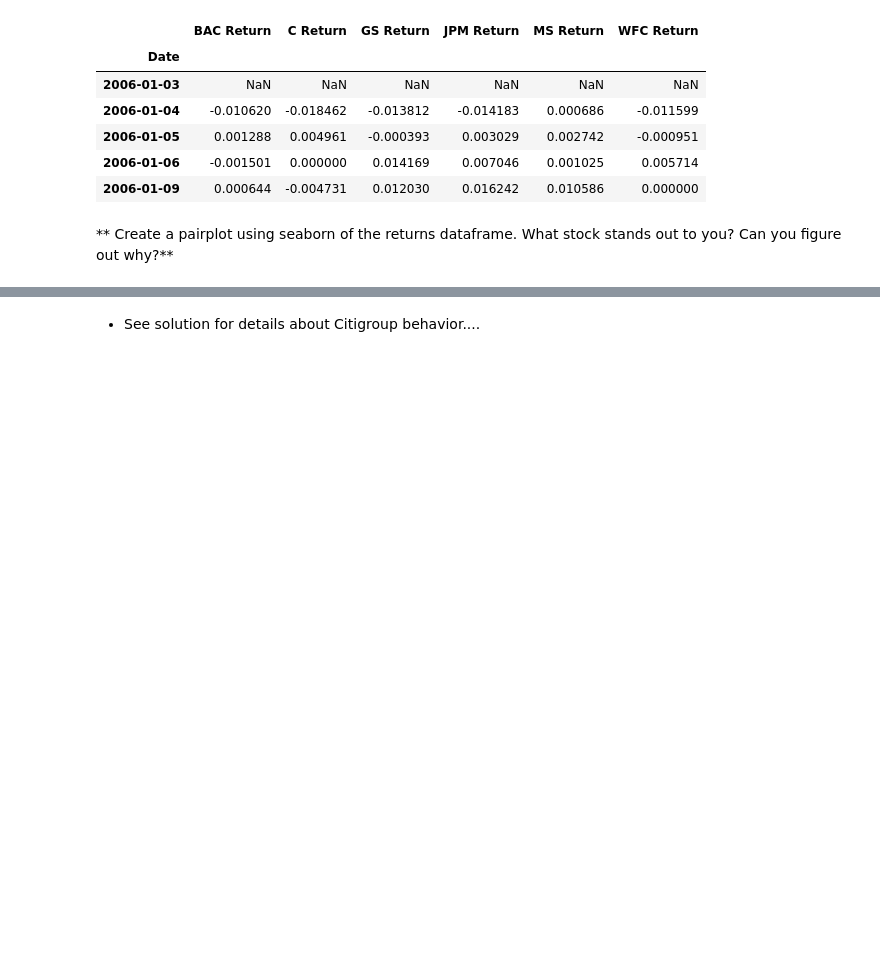
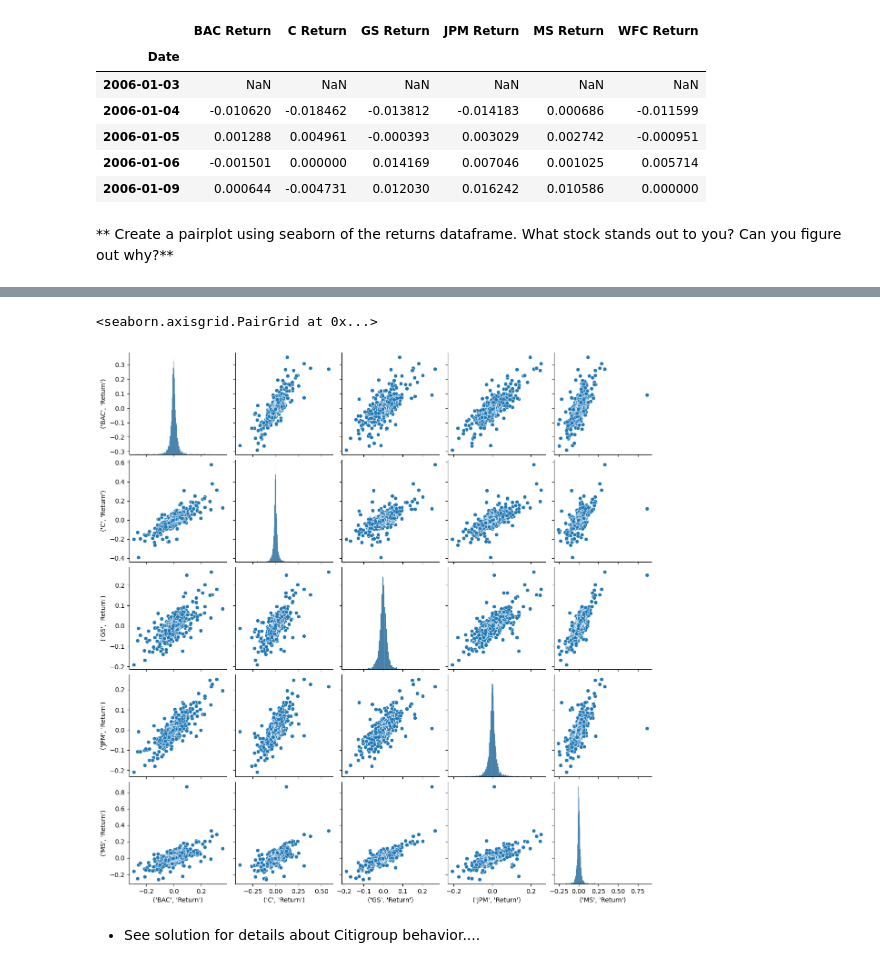
Before and after one commit to bttodd11/Python_DataScience, a Jupyter notebook: Section-13-Capstone Project/03-Finance Project.ipynb, the cells around one changed output, grey strips where cells are left out. Drawn from its saved outputs; the diff is of its cells as text; code cells hidden in the pictures; blank space fills up the shorter version.

```diff
--- a/Section-13-Capstone Project/03-Finance Project.ipynb
+++ b/Section-13-Capstone Project/03-Finance Project.ipynb
@@ -191,3 +189,8 @@ returns
+# %%
+sns.pairplot(returns[1:])
+# %% [output]
+<seaborn.axisgrid.PairGrid at 0x...>
+[figure, added]
 # %% [markdown]
 * See solution for details about Citigroup behavior....
 # %% [markdown]
```
Also changed, not shown: parts of 32 cells of this notebook, 2 other files.
